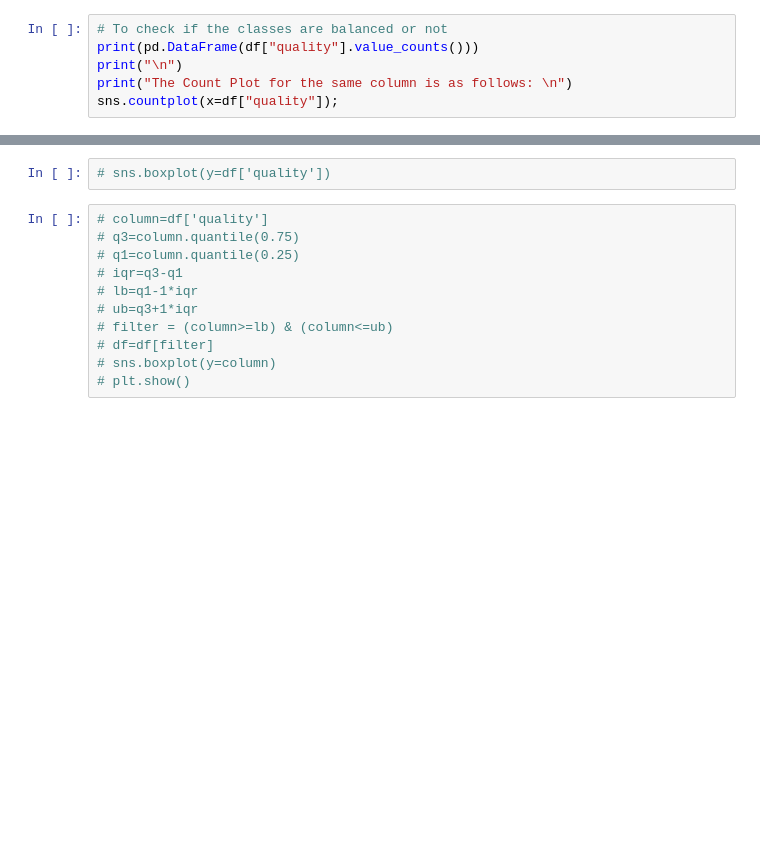
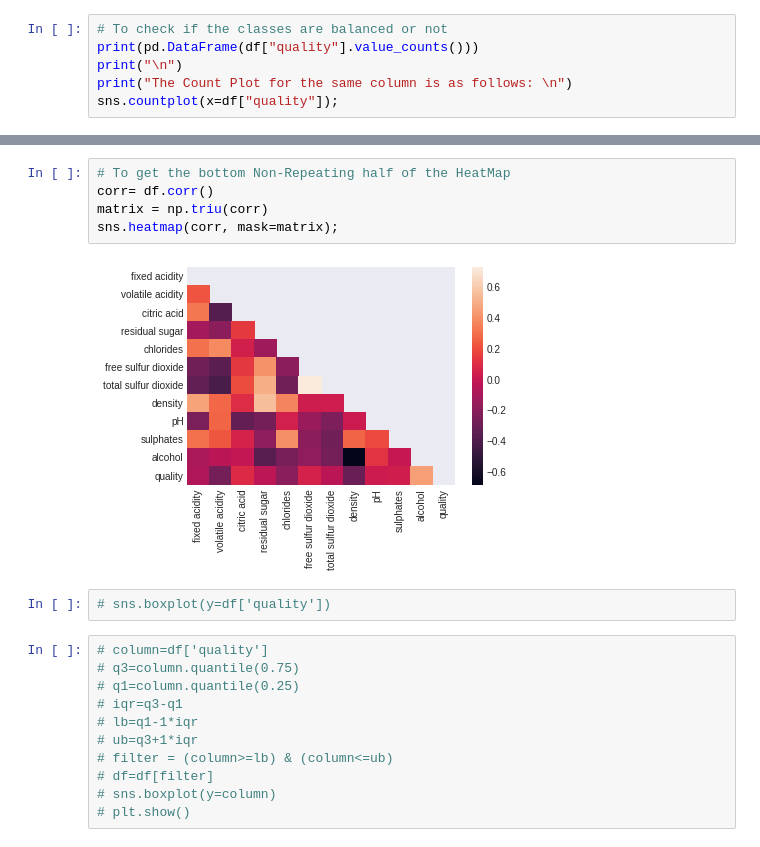
Before and after one commit to nnilayy/Classification-Notebook, a Jupyter notebook: Classifiers.ipynb, the cells around one changed output, grey strips where cells are left out. Drawn from its saved outputs; the diff is of its cells as text; blank space fills up the shorter version.

```diff
--- a/Classifiers.ipynb
+++ b/Classifiers.ipynb
@@ -89,3 +74,10 @@ sns.heatmap(df.corr())
+# %%
+# To get the bottom Non-Repeating half of the HeatMap
+corr= df.corr()
+matrix = np.triu(corr)
+sns.heatmap(corr, mask=matrix);
+# %% [output]
+[figure, added]
 # %%
 # sns.boxplot(y=df['quality'])
 # %%
```
Also changed, not shown: parts of 7 cells of this notebook.
